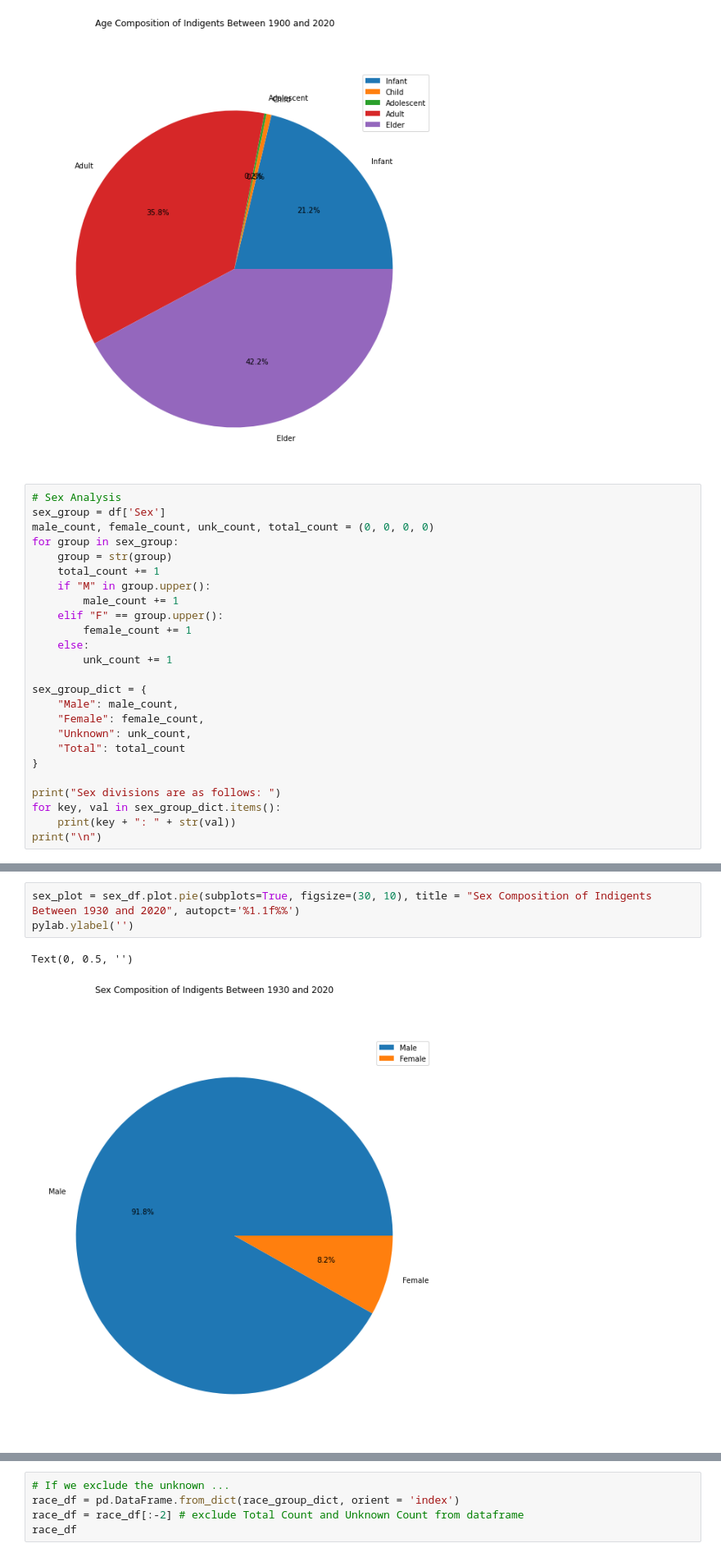
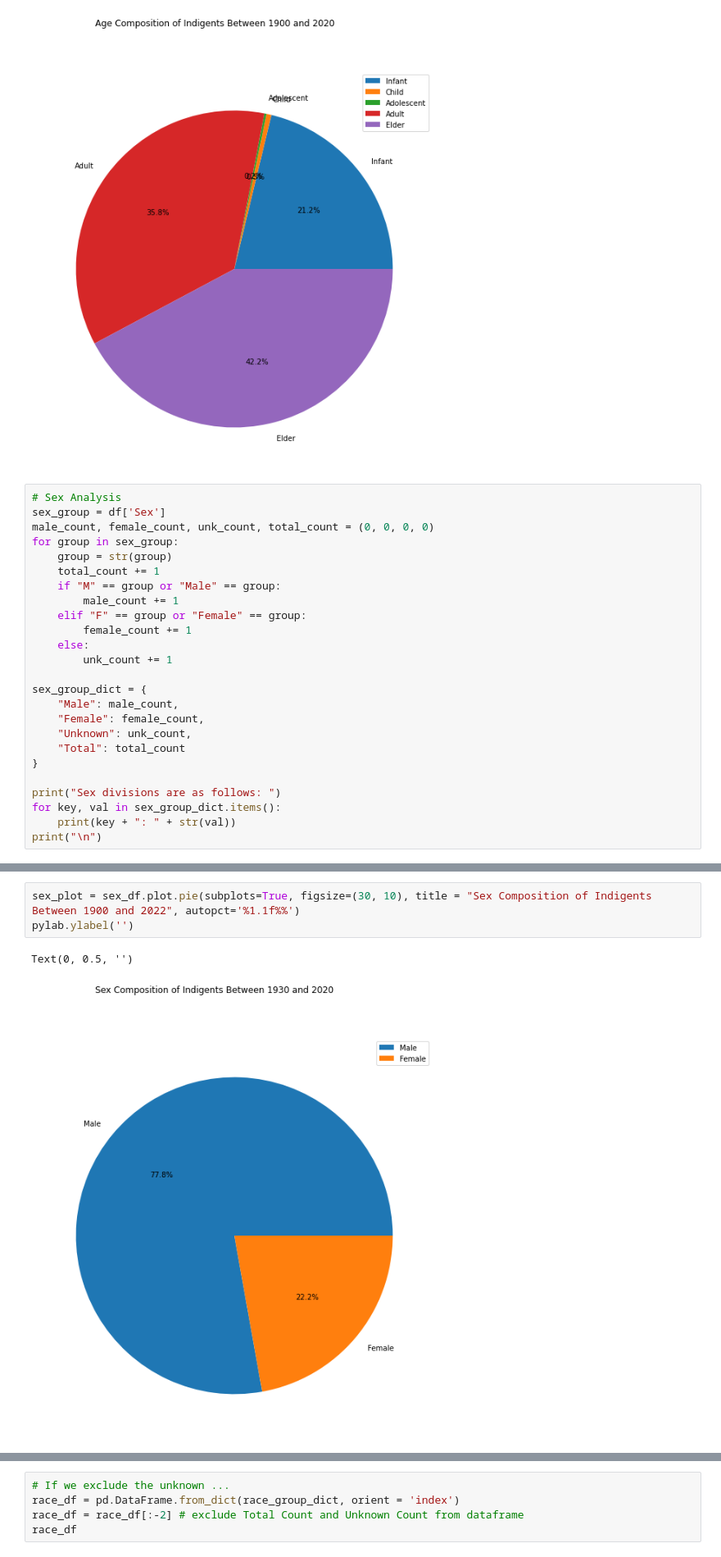
Before and after one commit to larakaracasu/Indigent-Burial-Analysis, a Jupyter notebook: merged-dataset/merged_dataset_analysis.ipynb, the cells around one changed output, grey strips where cells are left out. Shown at 82% size. Cells and saved outputs as stored; diff of their text form.

```diff
--- a/merged-dataset/merged_dataset_analysis.ipynb
+++ b/merged-dataset/merged_dataset_analysis.ipynb
@@ -275,9 +275,9 @@ male_count, female_count, unk_count, total_count = (0, 0, 0, 0)
 for group in sex_group:
     group = str(group)
     total_count += 1
-    if "M" in group.upper():
+    if "M" == group or "Male" == group:
         male_count += 1
-    elif "F" == group.upper():
+    elif "F" == group or "Female" == group:
         female_count += 1
     else:
         unk_count += 1
@@ -326,9 +326,9 @@ sex_df
 # %%
-sex_plot = sex_df.plot.pie(subplots=True, figsize=(30, 10), title = "Sex Composition of Indigents Between 1930 and 2020", autopct='%1.1f%%')
+sex_plot = sex_df.plot.pie(subplots=True, figsize=(30, 10), title = "Sex Composition of Indigents Between 1900 and 2022", autopct='%1.1f%%')
 pylab.ylabel('')
 # %% [output]
 Text(0, 0.5, '')
-[figure, old version]
+[figure, new version]
 # %%
 # Race Analysis
 race_group = df['RaceEthincity']
```
Also changed, not shown: parts of 4 cells of this notebook.
